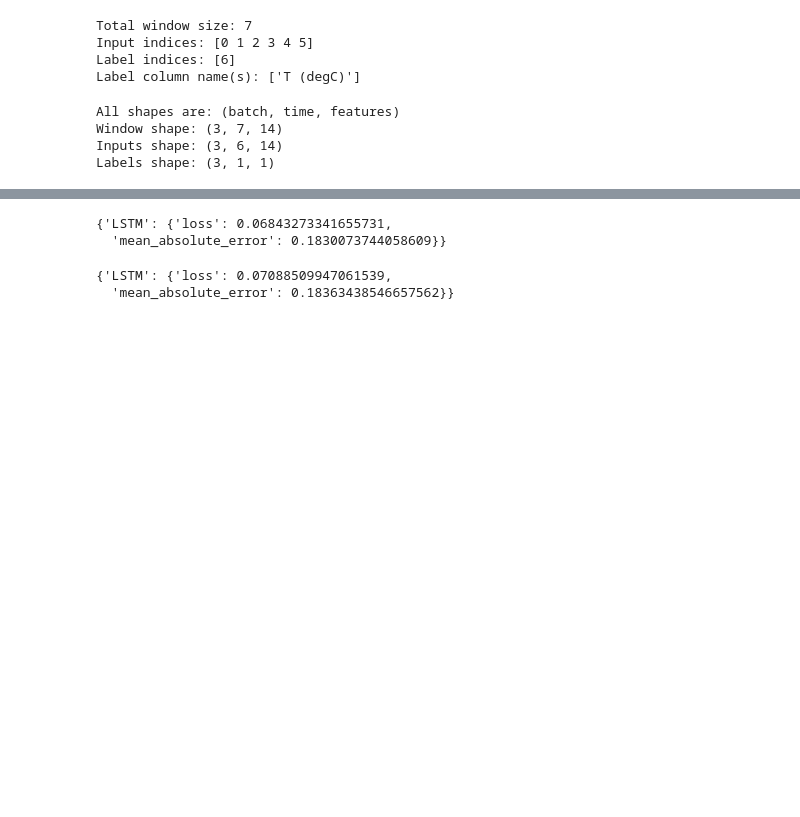
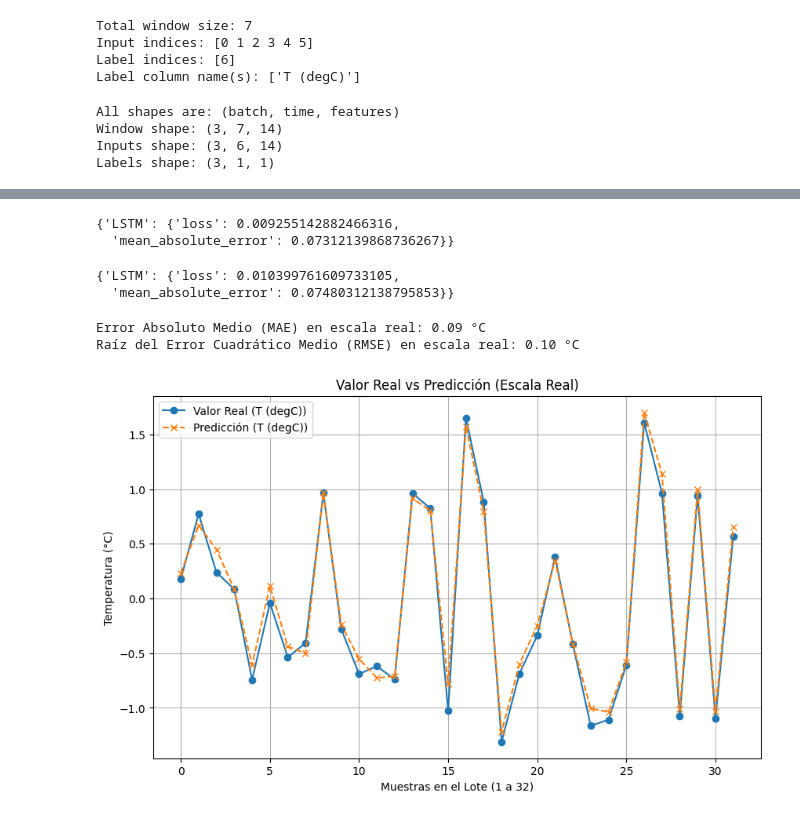
Before and after one commit to jeffersonrodriguezc/deep-learning-en-3-semanas, a Jupyter notebook: semana_2/notebooks/Nb_2b_Resolviendo_desafios_con_RNNs_usando_keras.ipynb, the cells around one changed output, grey strips where cells are left out. Drawn from its saved outputs; the diff is of its cells as text; code cells hidden in the pictures; blank space fills up the shorter version.

```diff
--- a/semana_2/notebooks/Nb_2b_Resolviendo_desafios_con_RNNs_usando_keras.ipynb
+++ b/semana_2/notebooks/Nb_2b_Resolviendo_desafios_con_RNNs_usando_keras.ipynb
@@ -729,7 +836,9 @@ lstm_model = tf.keras.models.Sequential([
     # Shape [batch, time, features] => [batch, time, lstm_units]
     tf.keras.layers.LSTM(32, return_sequences=True),
     # Shape => [batch, time, features]
+    tf.keras.layers.LSTM(32, return_sequences=False),
     tf.keras.layers.Dense(units=1)
+    # Shape => [batch, prediction]
 ])
 # %%
 print('Input shape:', window.example[0].shape)
@@ -767,10 +866,19 @@ Epoch 9/20
 # %%
 performance
 # %% [output]
-{'LSTM': {'loss': 0.06843273341655731,
-  'mean_absolute_error': 0.1830073744058609}}
+{'LSTM': {'loss': 0.009255142882466316,
+  'mean_absolute_error': 0.07312139868736267}}
 # %%
 val_performance
 # %% [output]
-{'LSTM': {'loss': 0.07088509947061539,
-  'mean_absolute_error': 0.18363438546657562}}
+{'LSTM': {'loss': 0.010399761609733105,
+  'mean_absolute_error': 0.07480312138795853}}
+# %%
+#@title Graficar predicciones
+
+# Graficar los resultados del modelo de clima
+graficar_predicciones_escala_real(lstm_model, window, train_df)
+# %% [output]
+Error Absoluto Medio (MAE) en escala real: 0.09 °C
+Raíz del Error Cuadrático Medio (RMSE) en escala real: 0.10 °C
+[figure, added]
```
Also changed, not shown: parts of 21 cells of this notebook.
